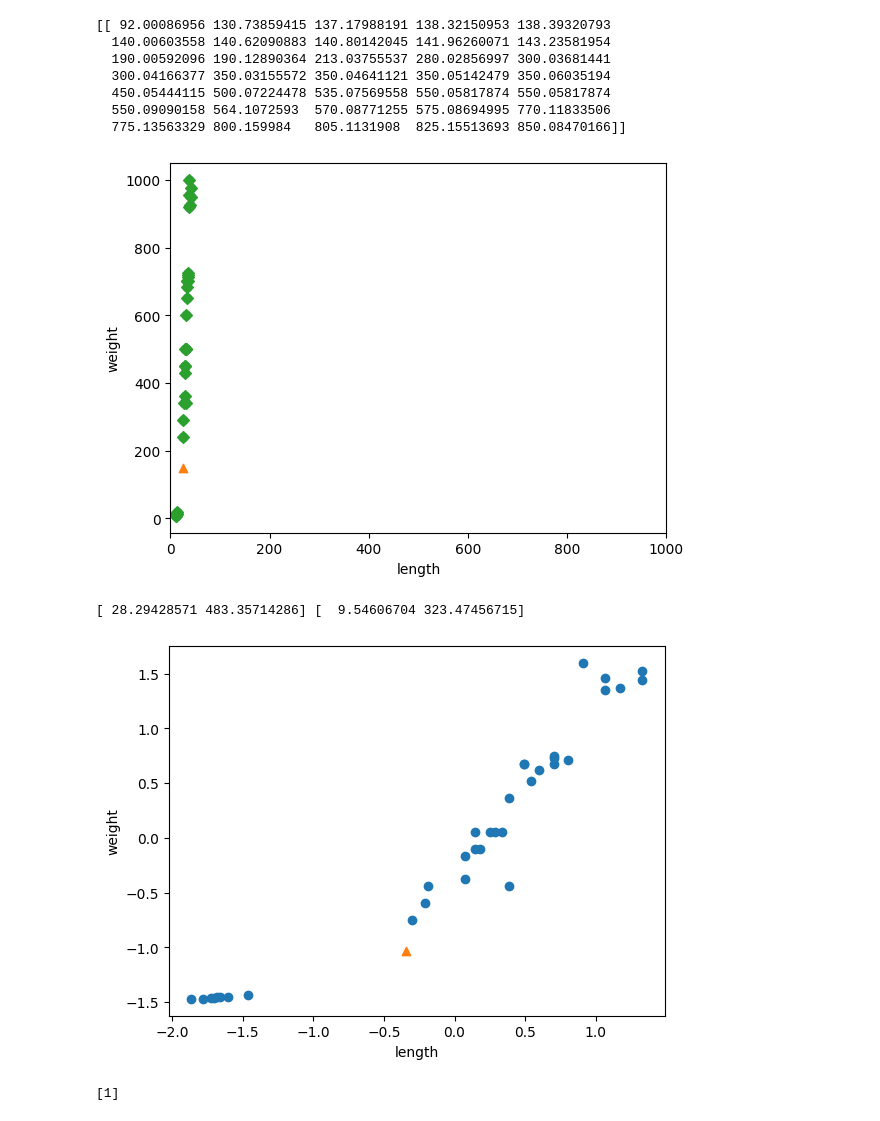
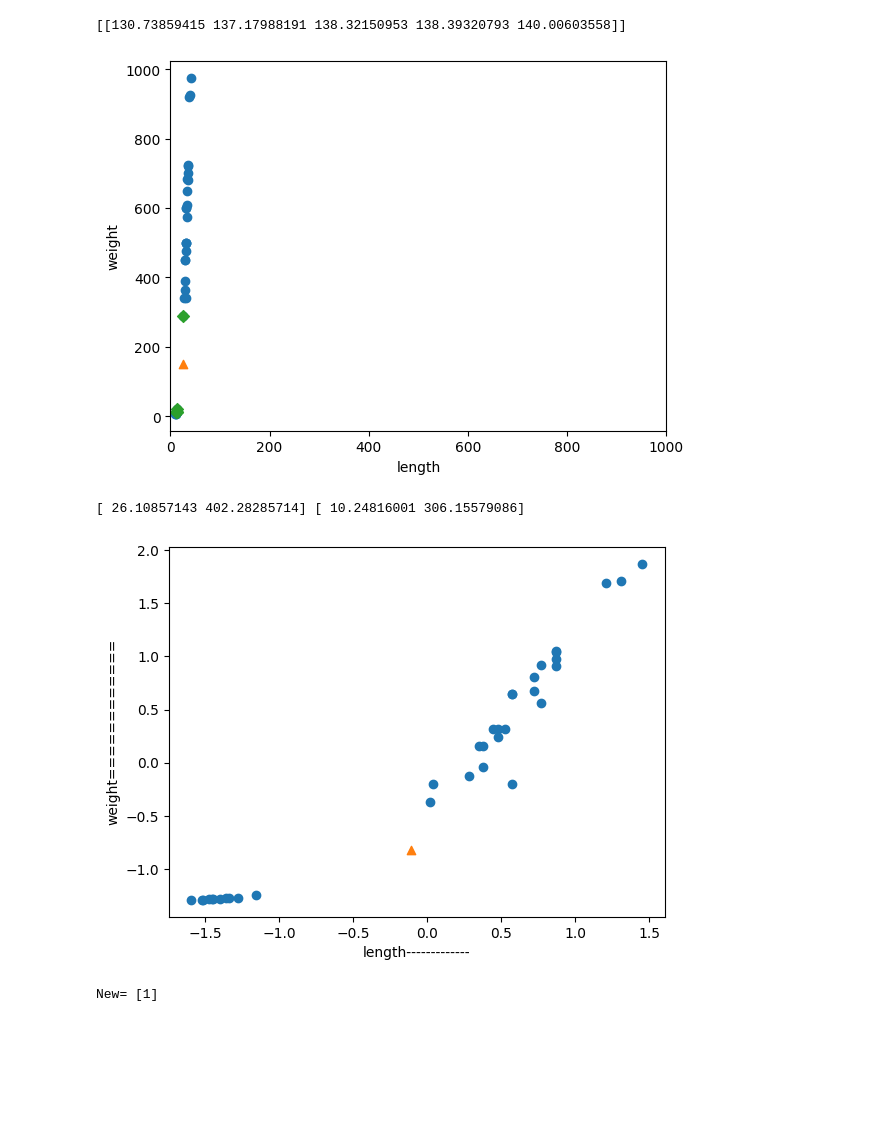
Before and after one commit to juhumkwon/source_code, a Jupyter notebook: KNN.ipynb, the cells around one changed output. Drawn from its saved outputs; the diff is of its cells as text; code cells hidden in the pictures; blank space fills up the shorter version.

```diff
--- a/KNN.ipynb
+++ b/KNN.ipynb
@@ -42,15 +42,9 @@ kn = KNeighborsClassifier()
 kn.fit(fish_data, fish_target)
 print("fish data score = ", kn.score(fish_data, fish_target)) # 1.0
 
-# 이 객체에 fish_data와 fish_target을 전달해서 도미를 찾기 위한 기준을 학습시킨다.
-# 사이킷런에서 fit() 메서드가 이를 수행하며 이 과정을 훈련이라고 한다.
-# 훈련이 잘 되었는지 평가하기 위해서는 score() 메서드를 사용한다.
-# 0에서 1 사이의 값을 반환하고, 1은 모든 데이터를 정확히 맞혔다는 의미이고,
-# 0.5는 절반의 데이터를 맞혔다는 의미이다.
-
-kn = KNeighborsClassifier(n_neighbors=35)
+kn = KNeighborsClassifier(n_neighbors=5)
 kn.fit(fish_data, fish_target)
-print("fish data = ", kn.score(fish_data, fish_target)) # 0.7142857142857143
+print("fish data = ", kn.score(fish_data, fish_target)) # 0.714285714285714
 
 #=========================데이터 셔플============================================
 
@@ -58,7 +52,7 @@ input_arr = np.array(fish_data)
 target_arr = np.array(fish_target)
 
 #넘파이에서 무작위 결과를 만드는 함수들은 실행할 때마다 다른 결과를 만든다. 일정한 결과를 얻기 위해서는 위처럼 랜덤 시드(Random seed)를 설정해주면 된다.
-np.random.seed(42)
+np.random.seed(48)
 index = np.arange(49) # [0, 1, 2, ... , 48]
 np.random.shuffle(index)
 
@@ -67,15 +61,11 @@ train_target = target_arr[index[:35]]
 test_input = input_arr[index[35:]]
 test_target = target_arr[index[35:]]
 
+kn.fit(train_input, train_target)
+print("test_score=", kn.score(test_input, test_target)) # 1.0
 
-print("test_input=", test_input)
-print("test_target=", test_target)
-
-kn.fit(train_input, train_target)
-print("score=", kn.score(test_input, test_target)) # 1.0
-
-print("predict=", kn.predict(test_input)) # [0 0 1 0 1 1 1 0 1 1 0 1 1 0]
-print("test target=", test_target) # [0 0 1 0 1 1 1 0 1 1 0 1 1 0]
+print(kn.predict(test_input)) # [0 0 1 0 1 1 1 0 1 1 0 1 1 0]
+print(test_target) # [0 0 1 0 1 1 1 0 1 1 0 1 1 0]
 
 print("예측하라 25, 150=", kn.predict([[25.0, 150.0]])) # [0]
 
@@ -89,6 +79,7 @@ plt.ylabel('weight')
 plt.show()
 
 print(distances) # [[ 92.00086956 130.73859415 137.17988191 138.32150953 138.39320793]]
+#===================================================================
 
 plt.scatter(train_input[:,0], train_input[:,1])
 plt.scatter(25, 150, marker='^')
@@ -97,25 +88,24 @@ plt.xlim((0, 1000))
 plt.xlabel('length')
 plt.ylabel('weight')
 plt.show()
+
+#===================================================================
 mean = np.mean(train_input, axis=0)
 std = np.std(train_input, axis=0)
 print(mean, std) # [ 28.29428571 483.35714286] [  9.54606704 323.47456715]
-
 train_scaled = (train_input - mean) / std
 
 new = ([25, 150] - mean) / std
-
 plt.scatter(train_scaled[:, 0], train_scaled[:, 1])
 plt.scatter(new[0], new[1], marker='^')
-plt.xlabel('length')
-plt.ylabel('weight')
+plt.xlabel('length-------------')
+plt.ylabel('weight============')
 plt.show()
 
 kn.fit(train_scaled, train_target)
 test_scaled = (test_input - mean) / std
-
 kn.score(test_scaled, test_target) # 1.0
-print(kn.predict([new])) # [1]
+print("New=", kn.predict([new])) # [1]
 # %% [output]
 [figure]
 [figure]
@@ -140,11 +119,5 @@ test target= [0 0 1 0 1 1 1 0 1 1 0 1 1 0]
-[[ 92.00086956 130.73859415 137.17988191 138.32150953 138.39320793
-  140.00603558 140.62090883 140.80142045 141.96260071 143.23581954
-  190.00592096 190.12890364 213.03755537 280.02856997 300.03681441
-  300.04166377 350.03155572 350.04641121 350.05142479 350.06035194
-  450.05444115 500.07224478 535.07569558 550.05817874 550.05817874
-  550.09090158 564.1072593  570.08771255 575.08694995 770.11833506
-  775.13563329 800.159984   805.1131908  825.15513693 850.08470166]]
+[[130.73859415 137.17988191 138.32150953 138.39320793 140.00603558]]
-[figure, old version]
+[figure, new version]
-[ 28.29428571 483.35714286] [  9.54606704 323.47456715]
+[ 26.10857143 402.28285714] [ 10.24816001 306.15579086]
-[figure, old version]
+[figure, new version]
-[1]
+New= [1]
```
Also changed, not shown: parts of 1 cell of this notebook.
